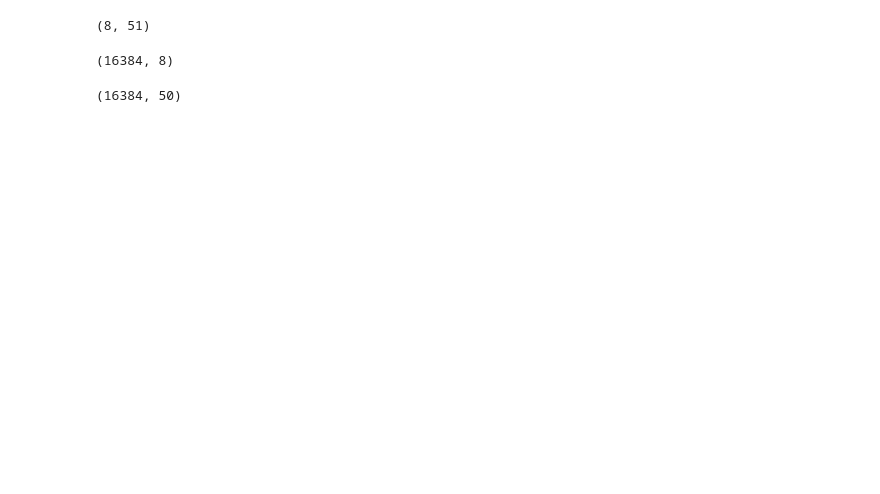
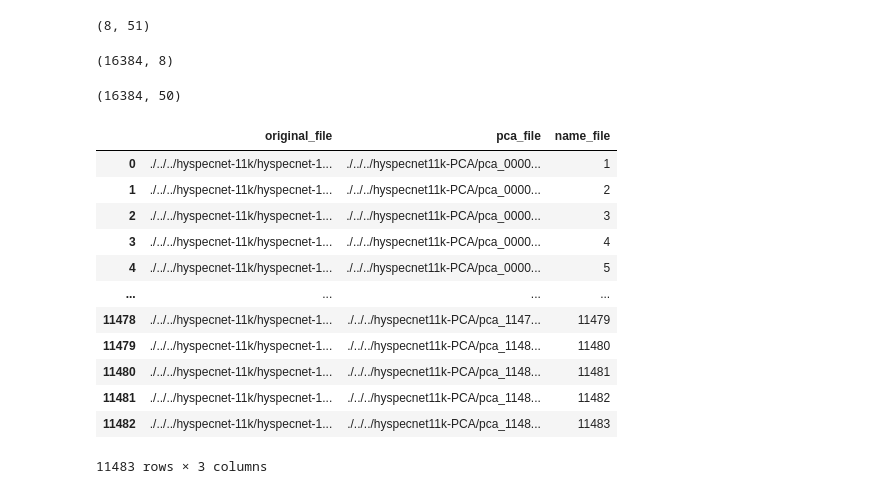
Before and after one commit to joao-alcindo/hsi-msn, a Jupyter notebook: pre_processing/processing.ipynb, the cells around one changed output. Saved outputs shown, nothing was run; the diff lists cells and outputs as text; code cells hidden in the pictures; blank space fills up the shorter version.

```diff
--- a/pre_processing/processing.ipynb
+++ b/pre_processing/processing.ipynb
@@ -18,3 +18,6 @@ n_files = len(npy_files)
 # create out directory if dont exist
 if not os.path.exists(out_directory):
     os.makedirs(out_directory)
+# %%
+npy_files.sort()
+npy_files
@@ -37,11 +58,12 @@ NC_PER_GROUP = TOTAL_NC // NUM_GROUPS
 def process_single_file(file_path):
     try:
         X = np.load(file_path)
+        c, h, w = X.shape
         if X.shape == DIMS:
             X = np.moveaxis(X, 0, -1)
 
             X = np.reshape(X, (-1, DIMS[0]))
-            return X
+            return X, c, h, w
     except Exception:
         # Ignora arquivos corrompidos ou com erro de leitura
         return None
@@ -132,10 +154,12 @@ for npy_file in tqdm(npy_files, desc="Loading and processing files"):
 
 name_file = 0
 
+# add
+file_mapping = []
+
 for npy_file in tqdm(npy_files, desc="Transforming and saving files"):
     name_file += 1
-    pixel_matrix = process_single_file(npy_file)
-    h, w, c = pixel_matrix.shape
+    pixel_matrix, c, h, w = process_single_file(npy_file)
     if pixel_matrix is not None:
         # Dividir os dados em grupos
         grouped_data = split_data([pixel_matrix], group=NUM_GROUPS)
@@ -145,9 +169,42 @@ for npy_file in tqdm(npy_files, desc="Transforming and saving files"):
             pca_data = ipcas[i].transform(group_data)
             pca_data_list.append(pca_data)
 
+
+
         # Concatenar os dados PCA de todos os grupos
         out = np.concatenate(pca_data_list, axis=-1)
         out = np.reshape(out, (h, w, -1))
+
+        file_mapping.append(
+            {
+                "original_file": npy_file,
+                "pca_file": os.path.join(out_directory, f"pca_{name_file:05d}_DATA.npy"),
+                "name_file": name_file
+
+            }
+        )
         # Salvar o resultado em um arquivo .npy
         output_file = os.path.join(out_directory, f"pca_{name_file:05d}_DATA.npy")
         np.save(output_file, out)
+# %%
+# file mapping to csv
+
+import pandas as pd
+df_mapping = pd.DataFrame(file_mapping)
+df_mapping.to_csv(os.path.join(out_directory, "file_mapping.csv"), index=False)
+# %%
+df_mapping
+# %% [output]
+|  | original_file | pca_file | name_file |
+| 0 | ./../../hyspecnet-11k/hyspecnet-1... | ./../../hyspecnet11k-PCA/pca_0000... | 1 |
+| 1 | ./../../hyspecnet-11k/hyspecnet-1... | ./../../hyspecnet11k-PCA/pca_0000... | 2 |
+| 2 | ./../../hyspecnet-11k/hyspecnet-1... | ./../../hyspecnet11k-PCA/pca_0000... | 3 |
+| 3 | ./../../hyspecnet-11k/hyspecnet-1... | ./../../hyspecnet11k-PCA/pca_0000... | 4 |
+| 4 | ./../../hyspecnet-11k/hyspecnet-1... | ./../../hyspecnet11k-PCA/pca_0000... | 5 |
+| ... | ... | ... | ... |
+| 11478 | ./../../hyspecnet-11k/hyspecnet-1... | ./../../hyspecnet11k-PCA/pca_1147... | 11479 |
+| 11479 | ./../../hyspecnet-11k/hyspecnet-1... | ./../../hyspecnet11k-PCA/pca_1148... | 11480 |
+| 11480 | ./../../hyspecnet-11k/hyspecnet-1... | ./../../hyspecnet11k-PCA/pca_1148... | 11481 |
+| 11481 | ./../../hyspecnet-11k/hyspecnet-1... | ./../../hyspecnet11k-PCA/pca_1148... | 11482 |
+| 11482 | ./../../hyspecnet-11k/hyspecnet-1... | ./../../hyspecnet11k-PCA/pca_1148... | 11483 |
+11483 rows × 3 columns
```
Also changed, not shown: parts of 1 cell of this notebook, 16 other files.
